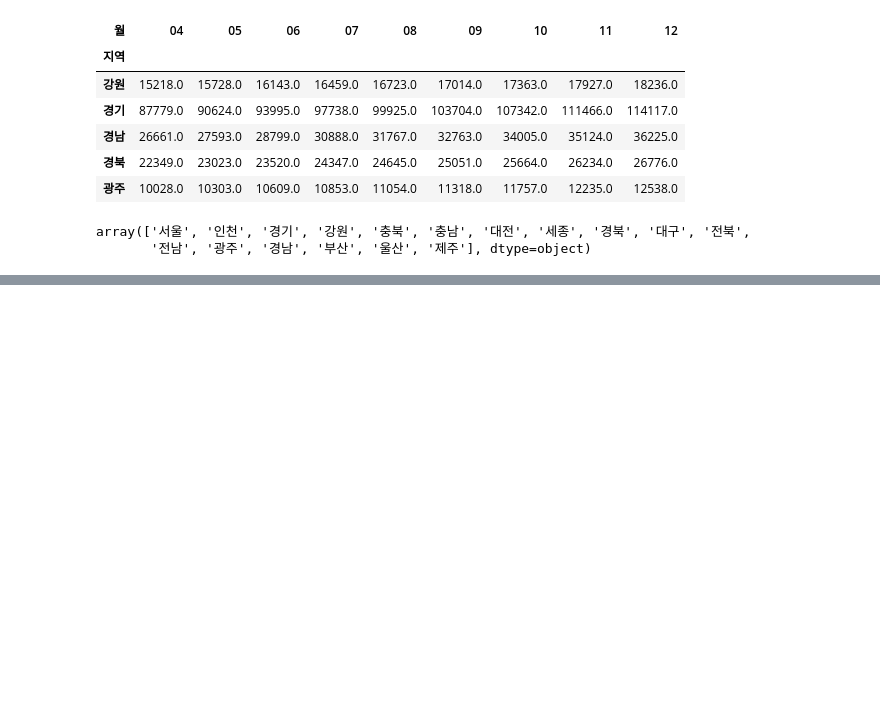
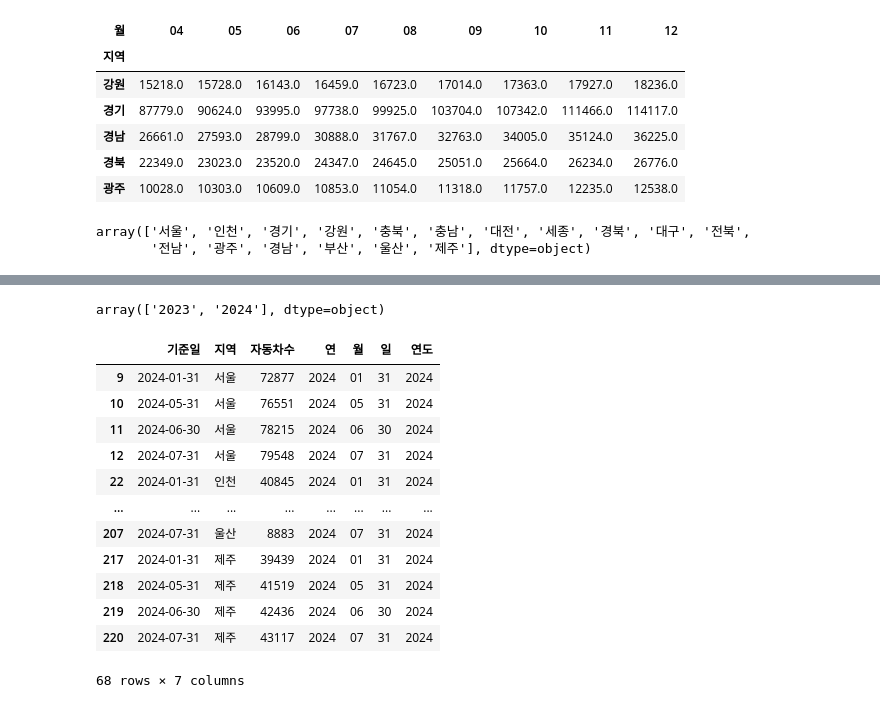
Before and after one commit to sunkyu0711/Python_MegaDataAnalysis_250120, a Jupyter notebook: 5일차_electric_car_melt.ipynb, the cells around one changed output, grey strips where cells are left out. Drawn from its saved outputs; the diff is of its cells as text; code cells hidden in the pictures; blank space fills up the shorter version.

```diff
--- a/5일차_electric_car_melt.ipynb
+++ b/5일차_electric_car_melt.ipynb
@@ -454,0 +468,21 @@ temp.plot(title=searchin+' 전기차 현황')
+# %%
+df_melt['연'].unique()
+# %% [output]
+array(['2023', '2024'], dtype=object)
+# %%
+df_2024=df_melt.query("연도==2024")
+df_2024
+# %% [output]
+|  | 기준일 | 지역 | 자동차수 | 연 | 월 | 일 | 연도 |
+| 9 | 2024-01-31 | 서울 | 72877 | 2024 | 01 | 31 | 2024 |
+| 10 | 2024-05-31 | 서울 | 76551 | 2024 | 05 | 31 | 2024 |
+| 11 | 2024-06-30 | 서울 | 78215 | 2024 | 06 | 30 | 2024 |
+| 12 | 2024-07-31 | 서울 | 79548 | 2024 | 07 | 31 | 2024 |
+| 22 | 2024-01-31 | 인천 | 40845 | 2024 | 01 | 31 | 2024 |
+| ... | ... | ... | ... | ... | ... | ... | ... |
+| 207 | 2024-07-31 | 울산 | 8883 | 2024 | 07 | 31 | 2024 |
+| 217 | 2024-01-31 | 제주 | 39439 | 2024 | 01 | 31 | 2024 |
+| 218 | 2024-05-31 | 제주 | 41519 | 2024 | 05 | 31 | 2024 |
+| 219 | 2024-06-30 | 제주 | 42436 | 2024 | 06 | 30 | 2024 |
+| 220 | 2024-07-31 | 제주 | 43117 | 2024 | 07 | 31 | 2024 |
+68 rows × 7 columns
```
Also changed, not shown: parts of 6 cells of this notebook, 1 other file.
